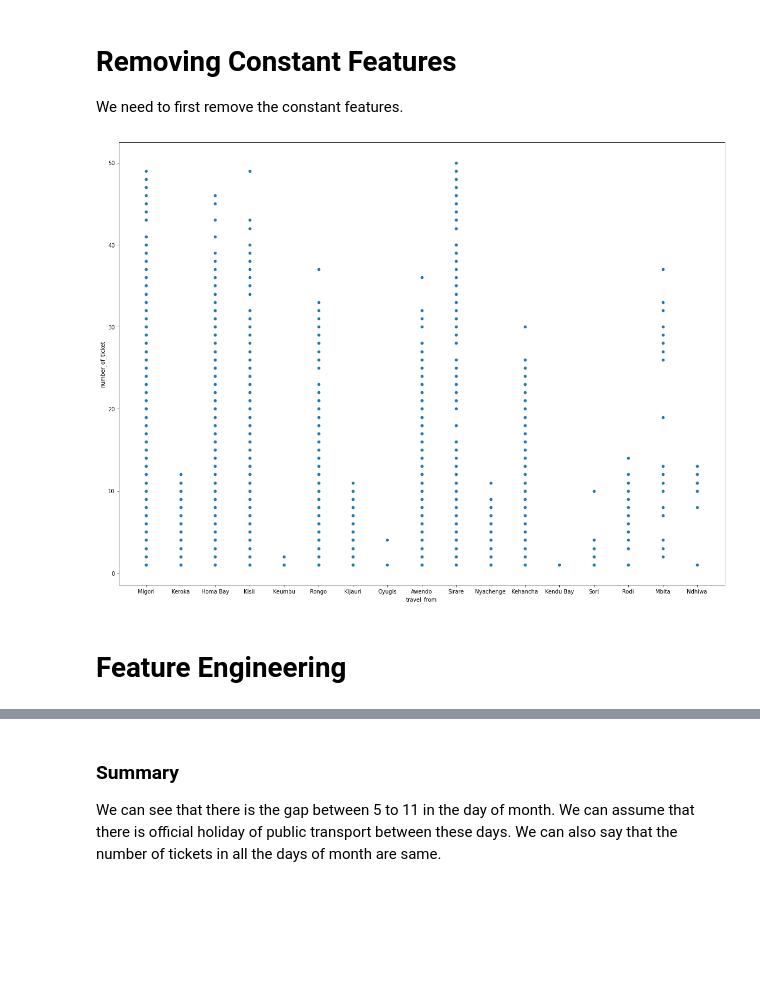
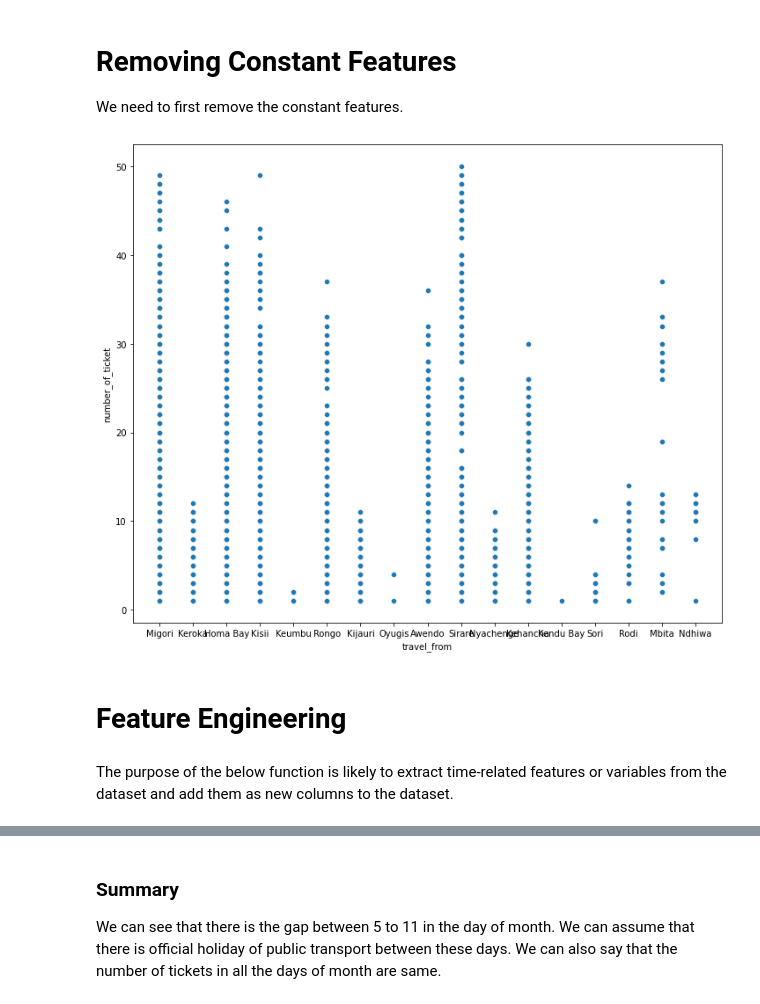
Before and after one commit to P-Shiva/Transport-Demand-Prediction, a Jupyter notebook: Shiva_Transport_Demand_Prediction.ipynb, the cells around one changed output, grey strips where cells are left out. Cells and saved outputs as stored; diff of their text form; code cells hidden in the pictures; blank space fills up the shorter version.

```diff
--- a/Shiva_Transport_Demand_Prediction.ipynb
+++ b/Shiva_Transport_Demand_Prediction.ipynb
@@ -260,11 +260,11 @@ warnings.filterwarnings('ignore')
 # %%
 dataset.drop(["travel_to"], axis= 1, inplace= True)
 # %%
-plt.figure(figsize=(20, 15))
+plt.figure(figsize=(12, 10))
 
 sp = sns.scatterplot(x="travel_from", y="number_of_ticket", data= dataset)
 # %% [output]
-[figure, old version]
+[figure, new version]
 # %% [markdown]
 # Feature Engineering
 # %%
@@ -288,6 +288,8 @@ def  time_features(df):
   df["quarter"]=df["date"].dt.quarter
   df["month"]=df["date"].dt.month
   return df
+# %% [markdown]
+The purpose of the below function is likely to extract time-related features or variables from the dataset and add them as new columns to the dataset.
 # %%
 dataset_new = time_features(dataset)
 # %%
```
Also changed, not shown: parts of 32 cells of this notebook.
